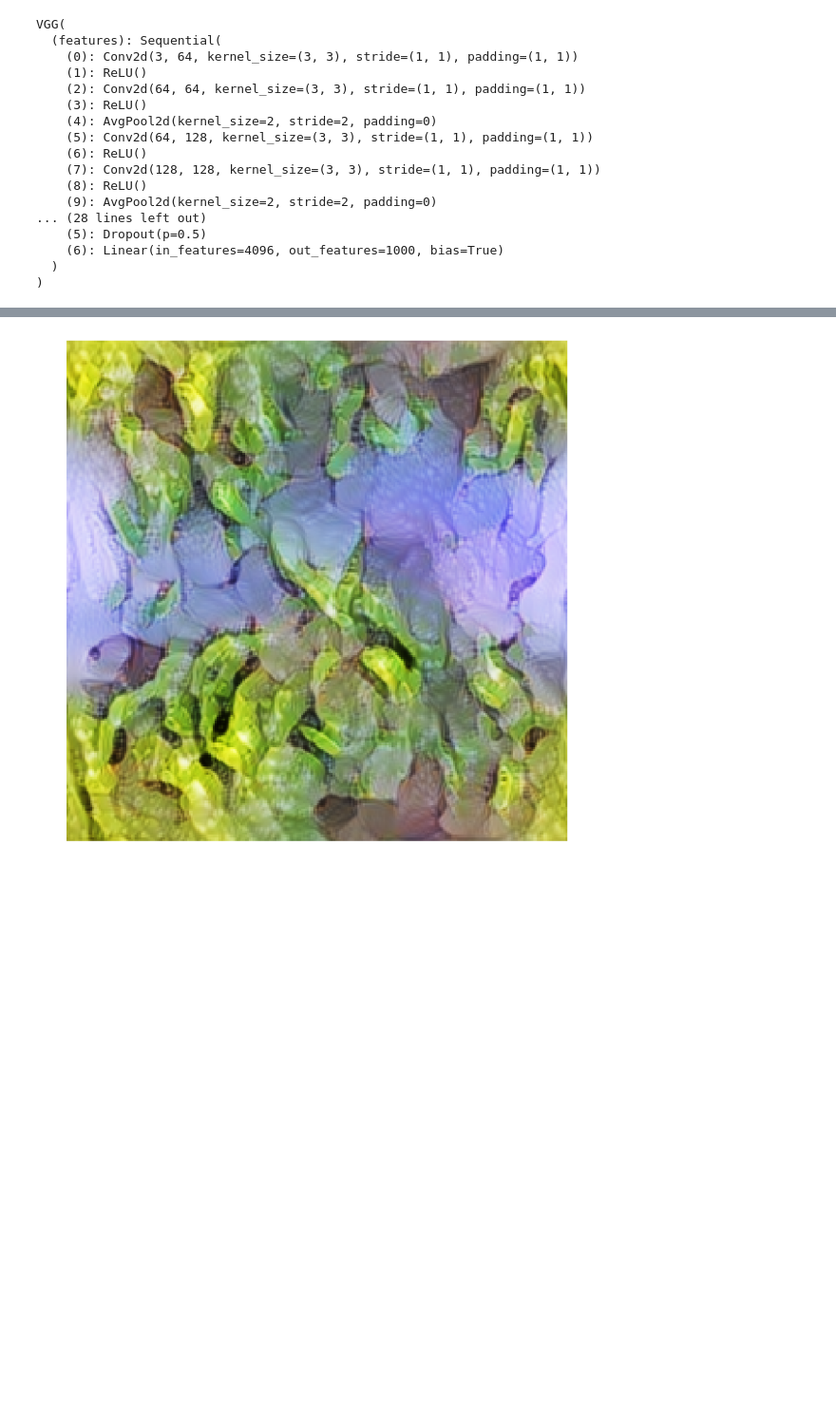
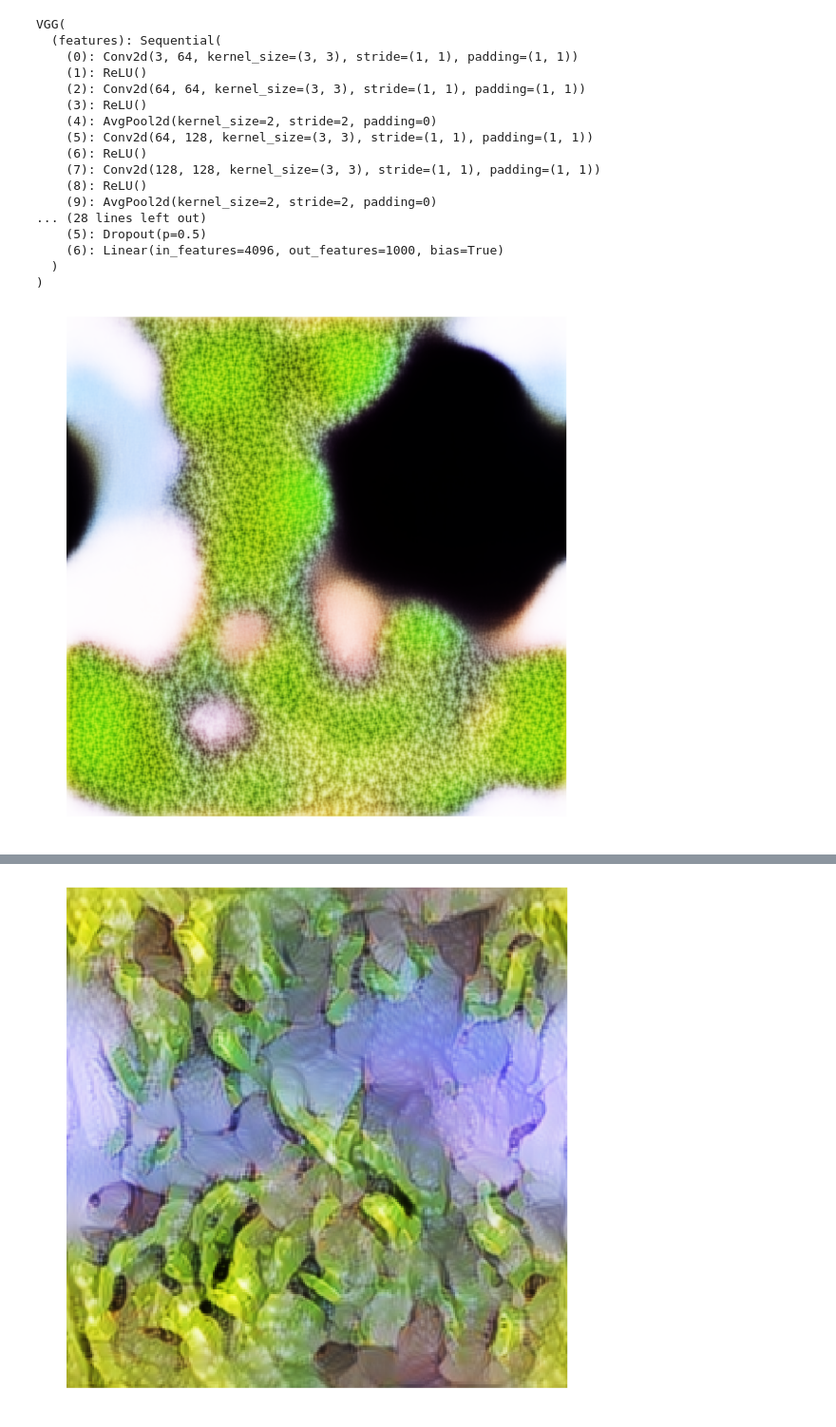
Before and after one commit to justinpinkney/sumie, a Jupyter notebook: docs/style_loss.ipynb, the cells around one changed output, grey strips where cells are left out. Shown: that part at 95% size. Saved outputs shown, nothing was run; the diff lists cells and outputs as text; code cells hidden in the pictures; blank space fills up the shorter version.

```diff
--- a/docs/style_loss.ipynb
+++ b/docs/style_loss.ipynb
@@ -36,27 +36,29 @@ VGG(
 # %%
 def normalise(image):
 
         mean = torch.as_tensor([0.485, 0.456, 0.406])
         std = torch.as_tensor([0.229, 0.224, 0.225])
         return (image - mean[None,:,None,None]) /std[None,:,None,None]
 
 url = 'https://upload.wikimedia.org/wikipedia/commons/thumb/9/99/Piper_betle_plant.jpg/320px-Piper_betle_plant.jpg'
 imsize = 512
 base_image = sumie.io.load_url(url, size=(imsize, imsize))
 base_image = normalise(base_image)
 
 im = sumie.Image(imsize, param='fft', transforms=[
-                    sumie.transforms.PositionJitter(8),
+                    #sumie.transforms.PositionJitter(8),
                     sumie.transforms.Normalise(),
               ])
 
 device = 'cuda'
 im.to(device)
 model.to(device)
 
 content = sumie.objectives.Style(base_image.to(device), model.features, [model.features[3],])
 
 opt = sumie.Optimiser(im, model.features, content)
-opt.run(iterations=50, lr=0.1, progress=True)
+opt.run(iterations=200, lr=0.1, progress=True)
 sumie.vis.show(im.get_image(), figsize = (10, 10))
+# %% [output]
+[figure, added]
 # %%
```
Also changed, not shown: parts of 1 cell of this notebook, 1 other file.
